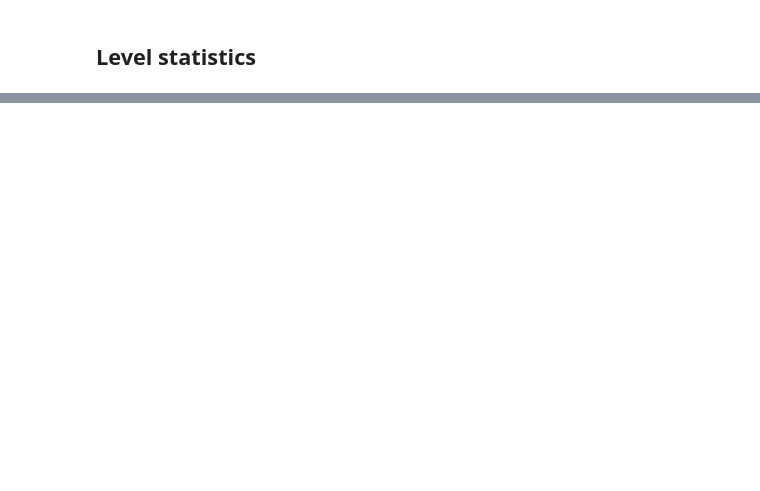
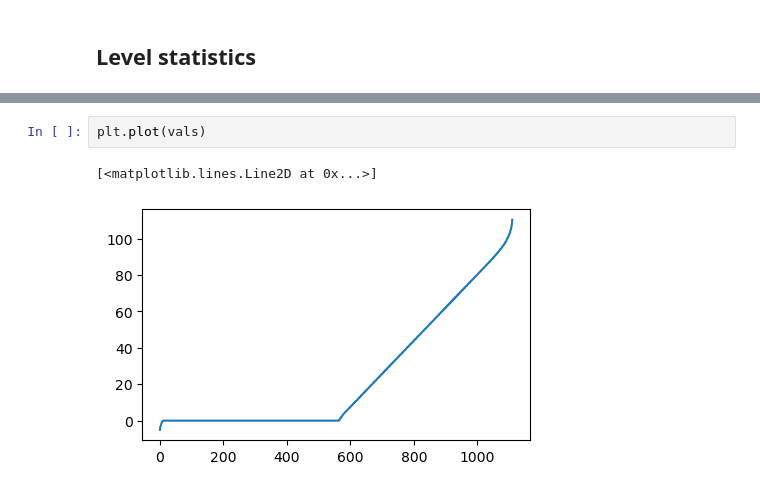
Before and after one commit to chuan97/dicke-dynamics, a Jupyter notebook: non_dissipative.ipynb, the cells around one changed output, grey strips where cells are left out. Drawn from its saved outputs; the diff is of its cells as text; blank space fills up the shorter version.

```diff
--- a/non_dissipative.ipynb
+++ b/non_dissipative.ipynb
@@ -706,0 +769,5 @@ plt.show()
+# %%
+plt.plot(vals)
+# %% [output]
+[<matplotlib.lines.Line2D at 0x...>]
+[figure, added]
```
Also changed, not shown: parts of 16 cells of this notebook.
